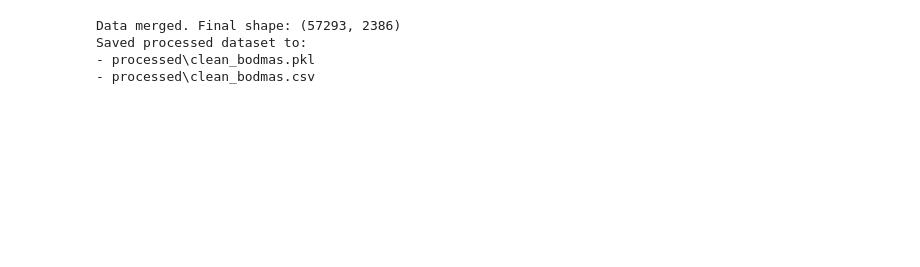
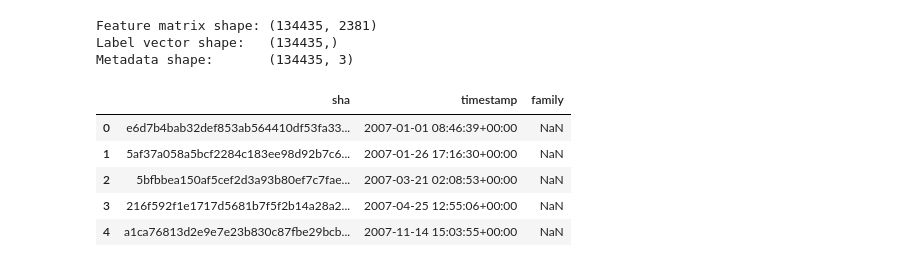
Before and after one commit to AlishanMirza/Malaria-Detection-and-Classification, a Jupyter notebook: 1.DataPreparation.ipynb, the cells around one changed output. Cells and saved outputs as stored; diff of their text form; code cells hidden in the pictures; blank space fills up the shorter version.

Commit message:
Enhance data prepration and feature creation for robustness

```diff
--- a/1.DataPreparation.ipynb
+++ b/1.DataPreparation.ipynb
@@ -49,26 +28,39 @@ Features shape: (134435, 2381)
 # %%
-# Align features
-min_rows = min(features.shape[0], len(full_metadata_df))
-features = features[:min_rows]
-full_metadata_df = full_metadata_df.iloc[:min_rows]
+# =====================================================================
+# Step 2: Load the BODMAS dataset
+# ---------------------------------------------------------------------
+# The dataset contains pre-extracted feature matrices and labels saved
+# in NumPy .npz format. Some versions contain pickled Python objects,
+# so we enable allow_pickle=True for compatibility.
+# =====================================================================
 
-# Build features DataFrame
-feature_cols = [f"feature_{i}" for i in range(features.shape[1])]
-features_df = pd.DataFrame(features, columns=feature_cols)
+npz_path = DATA_DIR / "bodmas.npz"
 
-# Combine metadata and features
-df = pd.concat([full_metadata_df.reset_index(drop=True), features_df], axis=1)
-print("Data merged. Final shape:", df.shape)
+# Allow pickle loading since dataset uses object arrays internally
+npz = np.load(npz_path, allow_pickle=True)
 
-# Save processed dataset
-output_pkl = PROCESSED_DIR / "clean_bodmas.pkl"
-output_csv = PROCESSED_DIR / "clean_bodmas.csv"
-df.to_pickle(output_pkl)
-df.to_csv(output_csv, index=False)
-print(f"Saved processed dataset to:\n- {output_pkl}\n- {output_csv}")
+# Extract features and labels
+X = npz["X"]
+y = npz["y"].astype(int)
+
+# Load metadata
+meta_path = DATA_DIR / "bodmas_metadata.csv"
+meta = pd.read_csv(meta_path)
+
+print(f"Feature matrix shape: {X.shape}")
+print(f"Label vector shape:   {y.shape}")
+print(f"Metadata shape:       {meta.shape}")
+
+# Preview metadata to ensure successful load
+meta.head()
 # %% [output]
-Data merged. Final shape: (57293, 2386)
-Saved processed dataset to:
-- processed\clean_bodmas.pkl
-- processed\clean_bodmas.csv
+Feature matrix shape: (134435, 2381)
+Label vector shape:   (134435,)
+Metadata shape:       (134435, 3)
+|  | sha | timestamp | family |
+| 0 | e6d7b4bab32def853ab564410df53fa33... | 2007-01-01 08:46:39+00:00 | NaN |
+| 1 | 5af37a058a5bcf2284c183ee98d92b7c6... | 2007-01-26 17:16:30+00:00 | NaN |
+| 2 | 5bfbbea150af5cef2d3a93b80ef7c7fae... | 2007-03-21 02:08:53+00:00 | NaN |
+| 3 | 216f592f1e1717d5681b7f5f2b14a28a2... | 2007-04-25 12:55:06+00:00 | NaN |
+| 4 | a1ca76813d2e9e7e23b830c87fbe29bcb... | 2007-11-14 15:03:55+00:00 | NaN |
 # %%
```
Also changed, not shown: parts of 7 cells of this notebook, 1 other file.
